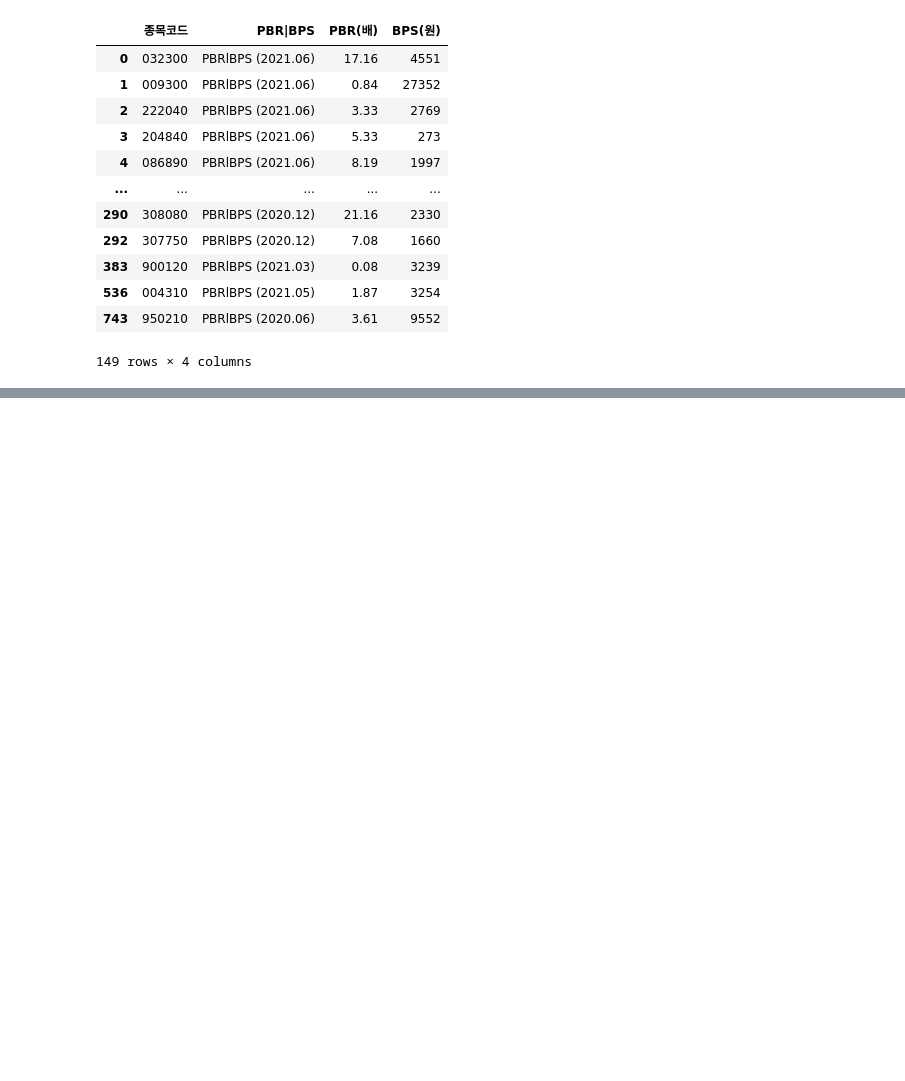
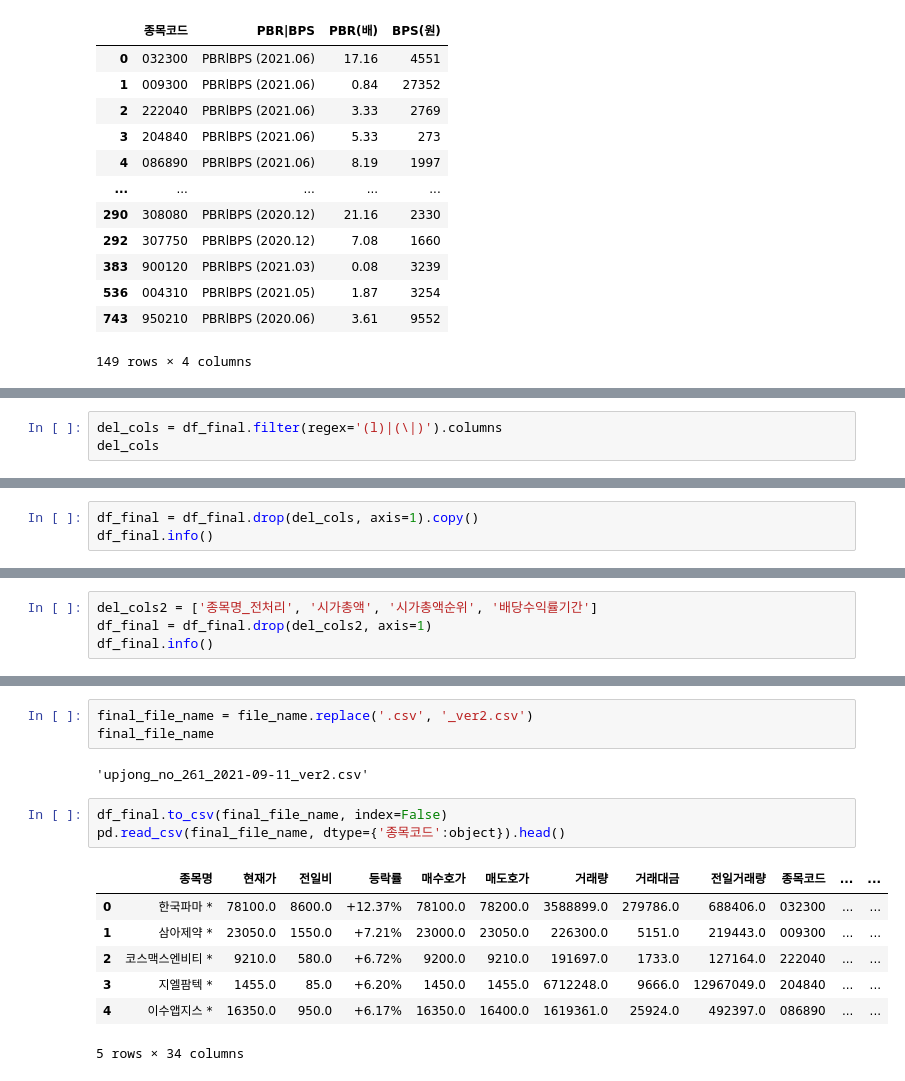
Before and after one commit to SanghunYun95/Finding_signal_and_noise, a Jupyter notebook: category_preprocessing_2.ipynb, the cells around one changed output, grey strips where cells are left out. Cells and saved outputs as stored; diff of their text form; blank space fills up the shorter version.

Commit message:
upjons ver2

```diff
--- a/category_preprocessing_2.ipynb
+++ b/category_preprocessing_2.ipynb
@@ -296,0 +372,3 @@ df_pb
+# %%
+del_cols = df_final.filter(regex='(l)|(\|)').columns
+del_cols
@@ -296,0 +382,3 @@ df_pb
+# %%
+df_final = df_final.drop(del_cols, axis=1).copy()
+df_final.info()
@@ -296,0 +403,4 @@ df_pb
+# %%
+del_cols2 = ['종목명_전처리', '시가총액', '시가총액순위', '배당수익률기간']
+df_final = df_final.drop(del_cols2, axis=1)
+df_final.info()
@@ -296,0 +425,16 @@ df_pb
+# %%
+final_file_name = file_name.replace('.csv', '_ver2.csv')
+final_file_name
+# %% [output]
+'upjong_no_261_2021-09-11_ver2.csv'
+# %%
+df_final.to_csv(final_file_name, index=False)
+pd.read_csv(final_file_name, dtype={'종목코드':object}).head()
+# %% [output]
+|  | 종목명 | 현재가 | 전일비 | 등락률 | 매수호가 | 매도호가 | 거래량 | 거래대금 | 전일거래량 | 종목코드 | ... | ... |
+| 0 | 한국파마 * | 78100.0 | 8600.0 | +12.37% | 78100.0 | 78200.0 | 3588899.0 | 279786.0 | 688406.0 | 032300 | ... | ... |
+| 1 | 삼아제약 * | 23050.0 | 1550.0 | +7.21% | 23000.0 | 23050.0 | 226300.0 | 5151.0 | 219443.0 | 009300 | ... | ... |
+| 2 | 코스맥스엔비티 * | 9210.0 | 580.0 | +6.72% | 9200.0 | 9210.0 | 191697.0 | 1733.0 | 127164.0 | 222040 | ... | ... |
+| 3 | 지엘팜텍 * | 1455.0 | 85.0 | +6.20% | 1450.0 | 1455.0 | 6712248.0 | 9666.0 | 12967049.0 | 204840 | ... | ... |
+| 4 | 이수앱지스 * | 16350.0 | 950.0 | +6.17% | 16350.0 | 16400.0 | 1619361.0 | 25924.0 | 492397.0 | 086890 | ... | ... |
+5 rows × 34 columns
```
Also changed, not shown: parts of 7 cells of this notebook, 1 other file.
